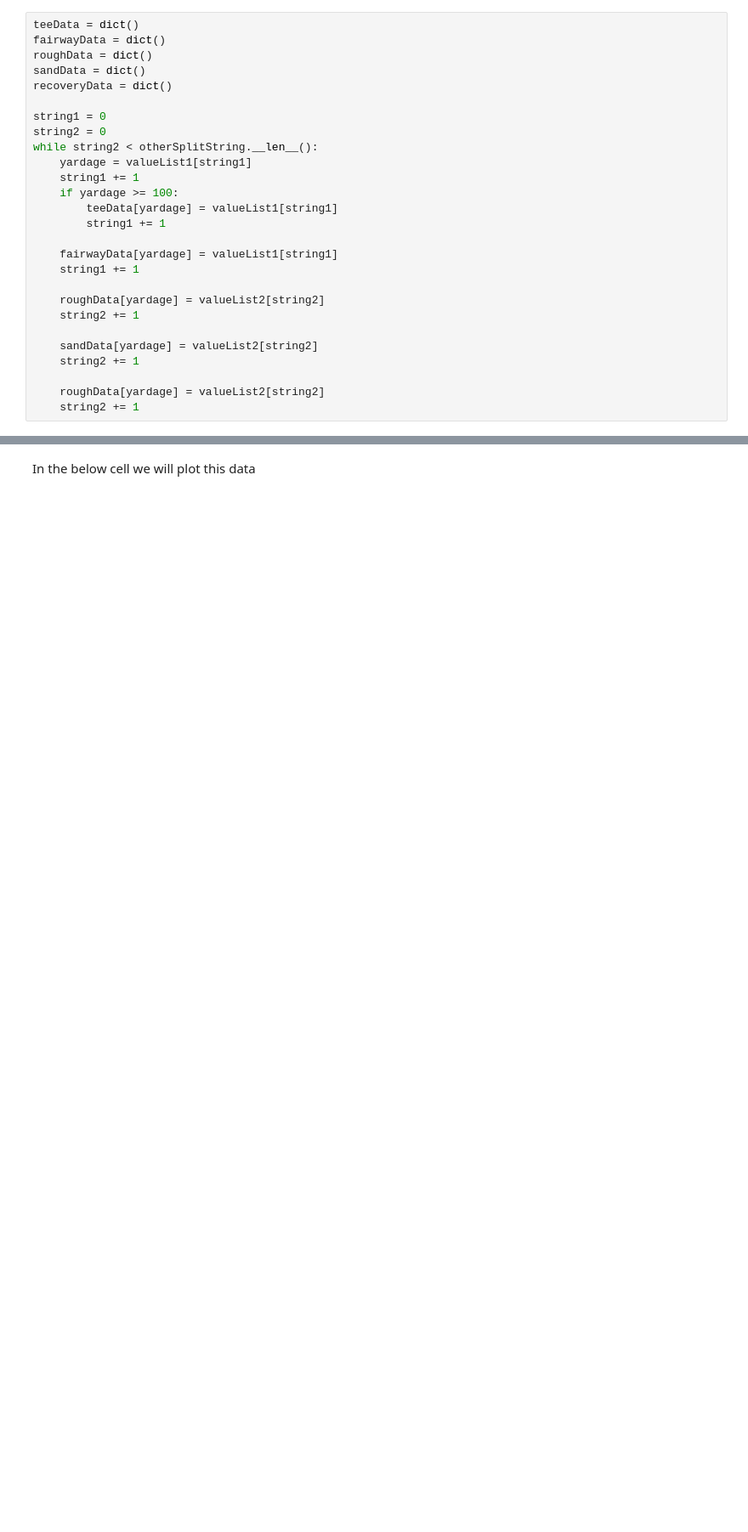
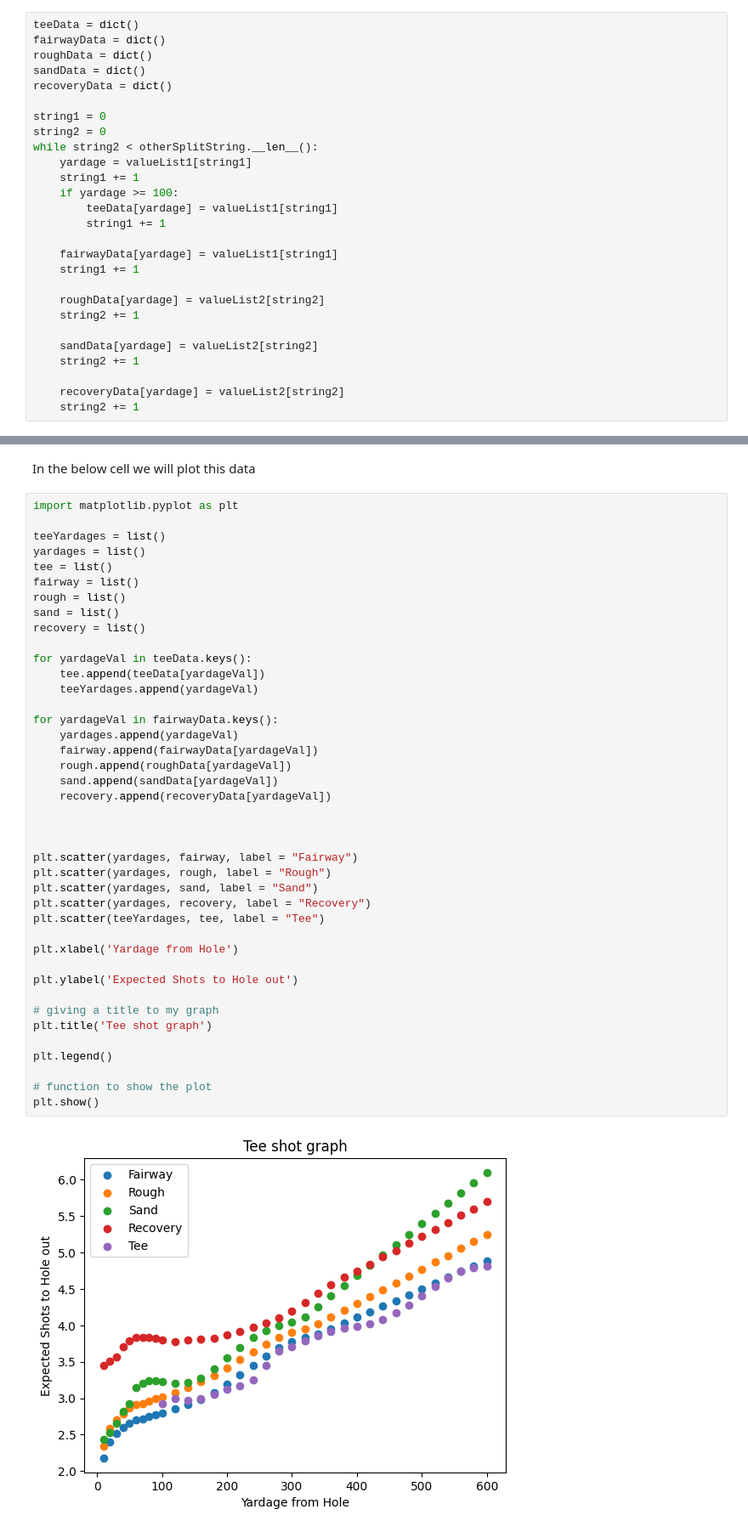
Before and after one commit to soulFood5632/GolfScorecard, a Jupyter notebook: RegressionModel/readAndPlotData.ipynb, the cells around one changed output, grey strips where cells are left out. Shown: that part at 85% size. Saved outputs shown, nothing was run; the diff lists cells and outputs as text; blank space fills up the shorter version.

```diff
--- a/RegressionModel/readAndPlotData.ipynb
+++ b/RegressionModel/readAndPlotData.ipynb
@@ -56,5 +56,5 @@ while string2 < otherSplitString.__len__():
     sandData[yardage] = valueList2[string2]
     string2 += 1
 
-    roughData[yardage] = valueList2[string2]
+    recoveryData[yardage] = valueList2[string2]
     string2 += 1
@@ -65,2 +61,45 @@ while string2 < otherSplitString.__len__():
 # %% [markdown]
 In the below cell we will plot this data
+# %%
+import matplotlib.pyplot as plt
+
+teeYardages = list()
+yardages = list()
+tee = list()
+fairway = list()
+rough = list()
+sand = list()
+recovery = list()
+
+for yardageVal in teeData.keys():
+    tee.append(teeData[yardageVal])
+    teeYardages.append(yardageVal)
+
+for yardageVal in fairwayData.keys():
+    yardages.append(yardageVal)
+    fairway.append(fairwayData[yardageVal])
+    rough.append(roughData[yardageVal])
+    sand.append(sandData[yardageVal])
+    recovery.append(recoveryData[yardageVal])
+
+
+
+plt.scatter(yardages, fairway, label = "Fairway")
+plt.scatter(yardages, rough, label = "Rough")
+plt.scatter(yardages, sand, label = "Sand")
+plt.scatter(yardages, recovery, label = "Recovery")
+plt.scatter(teeYardages, tee, label = "Tee")
+
+plt.xlabel('Yardage from Hole')
+
+plt.ylabel('Expected Shots to Hole out')
+
+# giving a title to my graph
+plt.title('Tee shot graph')
+
+plt.legend()
+
+# function to show the plot
+plt.show()
+# %% [output]
+[figure, added]
```
Also changed, not shown: parts of 3 cells of this notebook.
